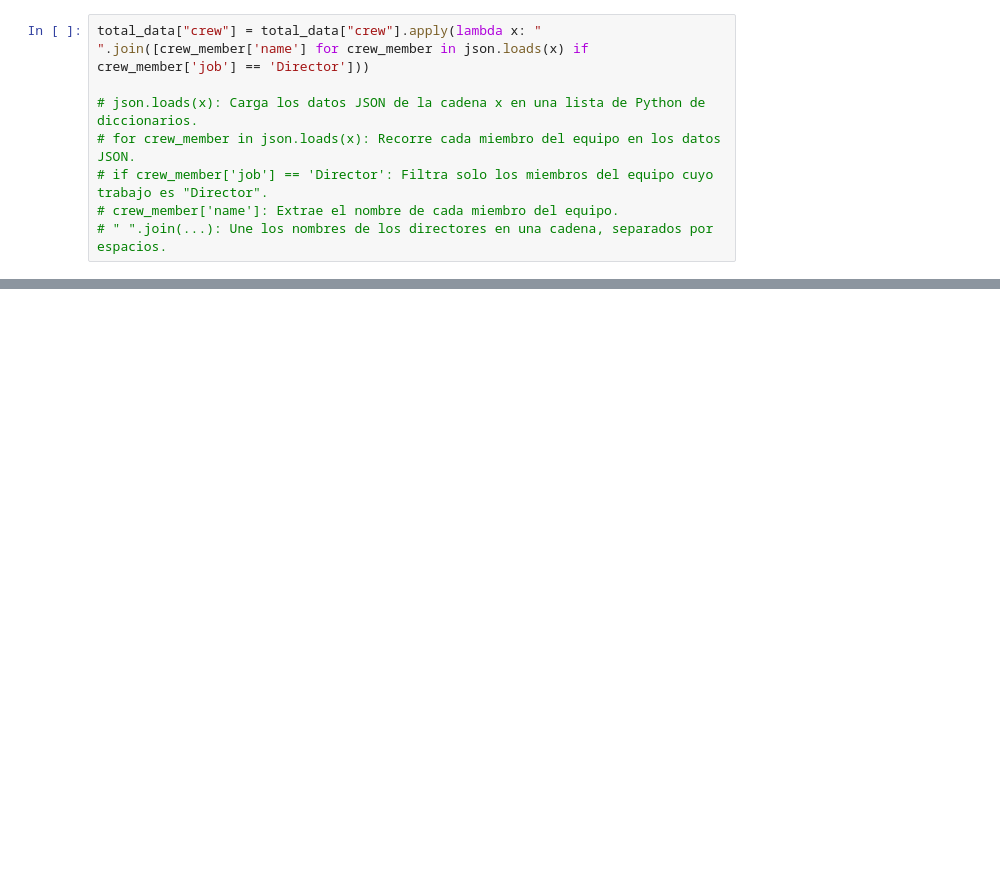
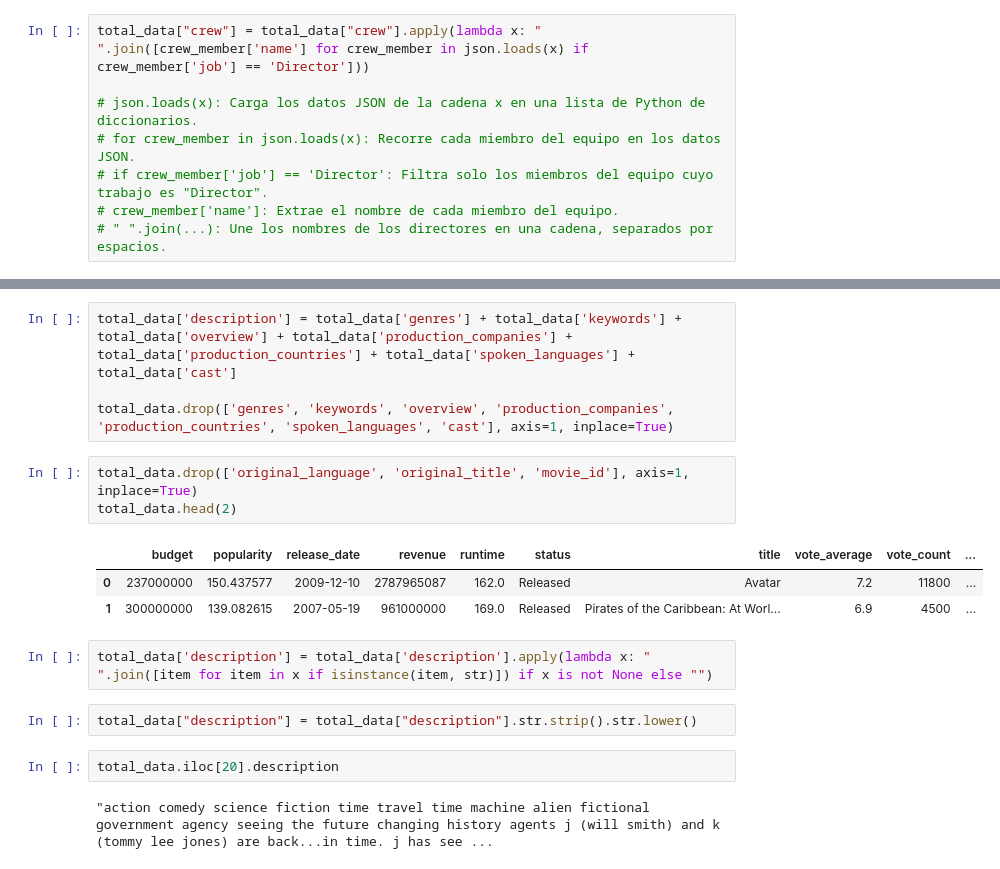
Before and after one commit to felipefernandezmendez/K-Vecinos-, a Jupyter notebook: src/explore.ipynb, the cells around one changed output, grey strips where cells are left out. Saved outputs shown, nothing was run; the diff lists cells and outputs as text; blank space fills up the shorter version.

```diff
--- a/src/explore.ipynb
+++ b/src/explore.ipynb
@@ -89,0 +122,19 @@ total_data.head()
+# %%
+total_data['description'] = total_data['genres'] + total_data['keywords'] + total_data['overview'] + total_data['production_companies'] + total_data['production_countries'] + total_data['spoken_languages'] + total_data['cast']
+
+total_data.drop(['genres', 'keywords', 'overview', 'production_companies', 'production_countries', 'spoken_languages', 'cast'], axis=1, inplace=True)
+# %%
+total_data.drop(['original_language', 'original_title', 'movie_id'], axis=1, inplace=True)
+total_data.head(2)
+# %% [output]
+|  | budget | popularity | release_date | revenue | runtime | status | title | vote_average | vote_count | ... |
+| 0 | 237000000 | 150.437577 | 2009-12-10 | 2787965087 | 162.0 | Released | Avatar | 7.2 | 11800 | ... |
+| 1 | 300000000 | 139.082615 | 2007-05-19 | 961000000 | 169.0 | Released | Pirates of the Caribbean: At Worl... | 6.9 | 4500 | ... |
+# %%
+total_data['description'] = total_data['description'].apply(lambda x: " ".join([item for item in x if isinstance(item, str)]) if x is not None else "")
+# %%
+total_data["description"] = total_data["description"].str.strip().str.lower()
+# %%
+total_data.iloc[20].description
+# %% [output]
+"action comedy science fiction time travel time machine alien fictional government agency seeing the future changing history agents j (will smith) and k (tommy lee jones) are back...in time. j has see ...
```
Also changed, not shown: parts of 6 cells of this notebook.
